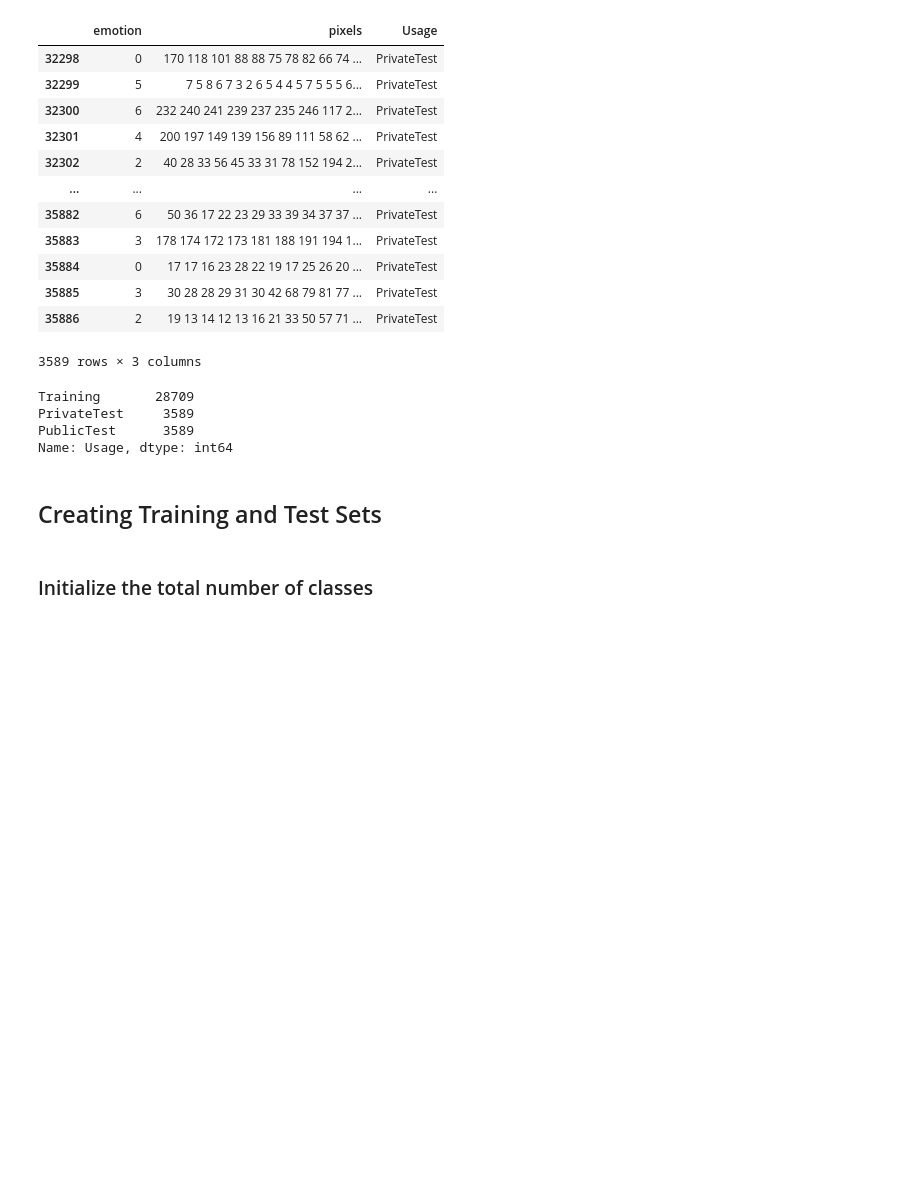
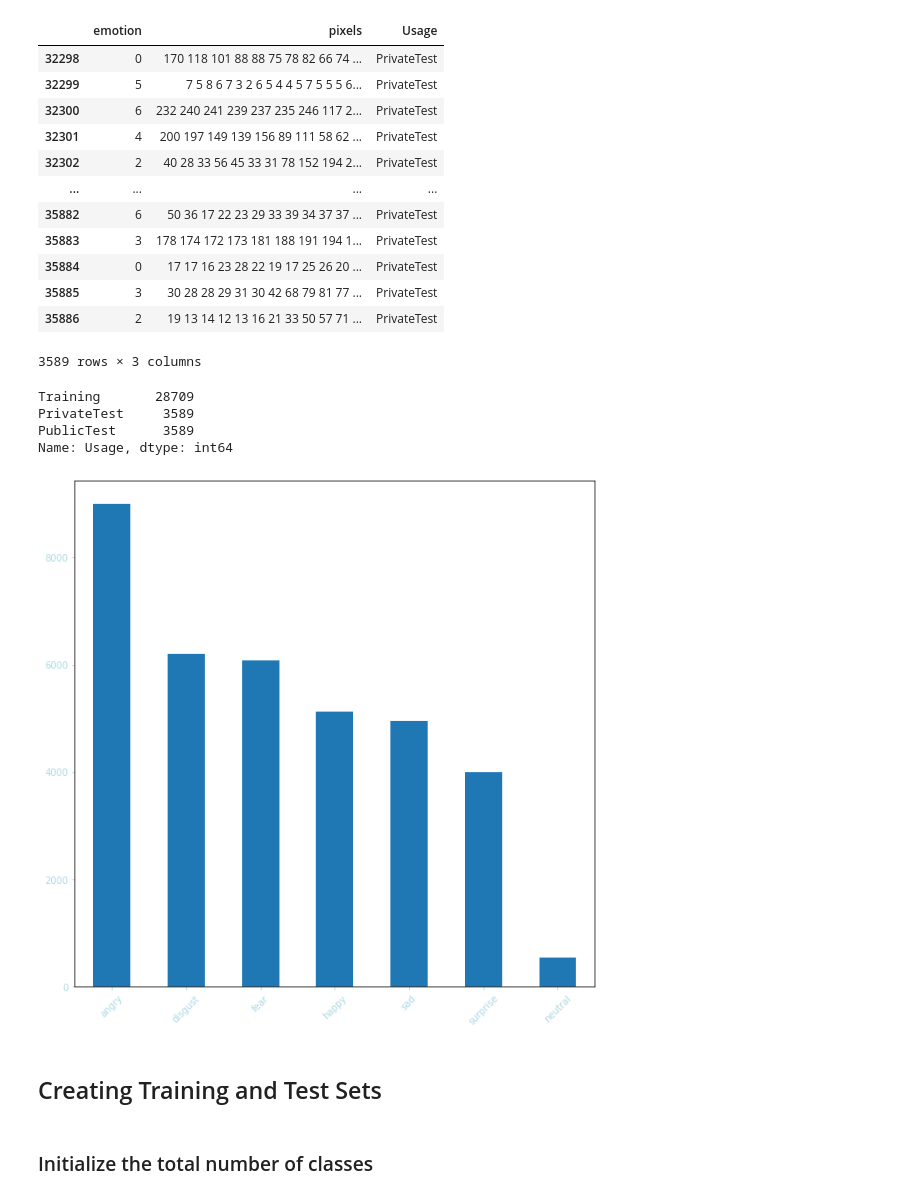
Before and after one commit to BharatKammakatla/Facial-Expression-Detection, a Jupyter notebook: Expression_Detection.ipynb, the cells around one changed output. Saved outputs shown, nothing was run; the diff lists cells and outputs as text; code cells hidden in the pictures; blank space fills up the shorter version.

```diff
--- a/Expression_Detection.ipynb
+++ b/Expression_Detection.ipynb
@@ -148,6 +150,16 @@ Training       28709
 PrivateTest     3589
 PublicTest      3589
 Name: Usage, dtype: int64
+# %%
+# Check the distribution of various emotions in the dataset
+x_labels = ['angry', 'disgust', 'fear', 'happy', 'sad', 'surprise', 'neutral']
+plt.figure(figsize=(10,10))
+ax = raw_df["emotion"].value_counts().plot(kind='bar')
+ax.set_xticklabels(x_labels);
+ax.tick_params(axis='x', colors='lightblue', rotation=45)
+ax.tick_params(axis='y', colors='lightblue')
+# %% [output]
+[figure, added]
 # %% [markdown]
 ## Creating Training and Test Sets
 # %%
```
Also changed, not shown: parts of 22 cells of this notebook, 1 other file.
